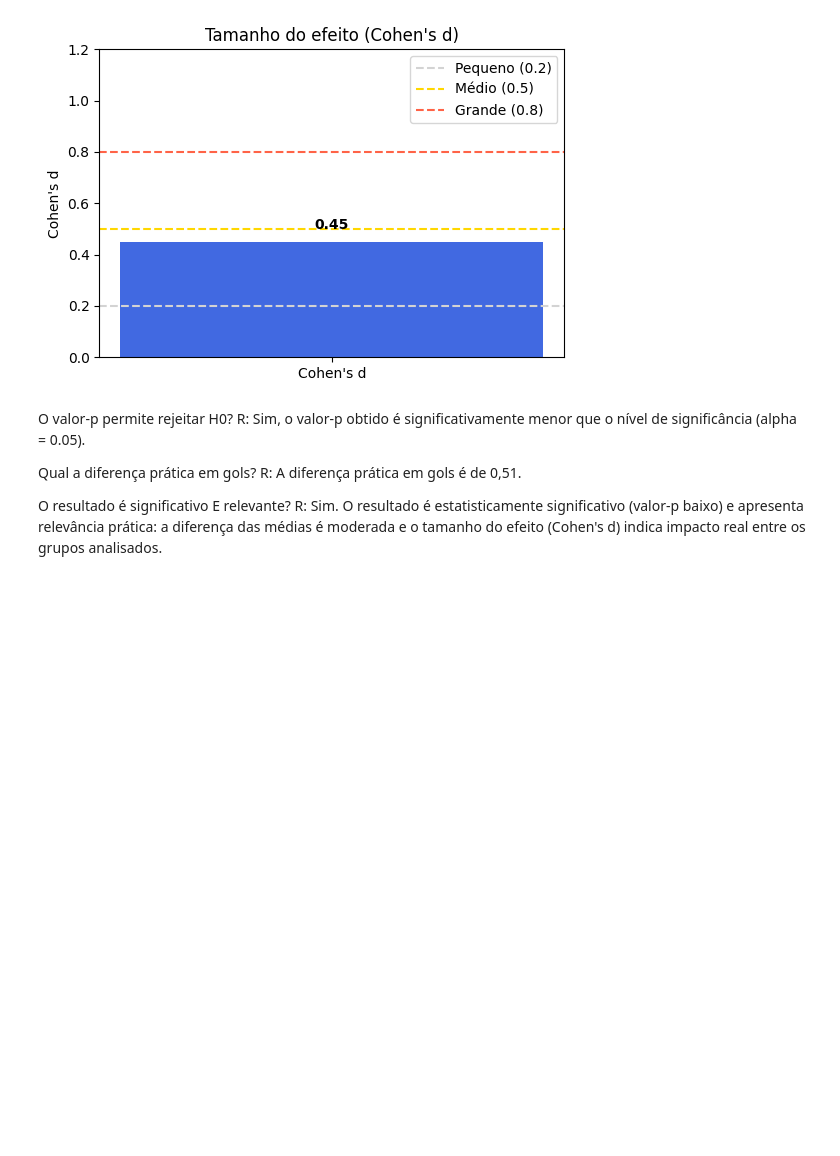
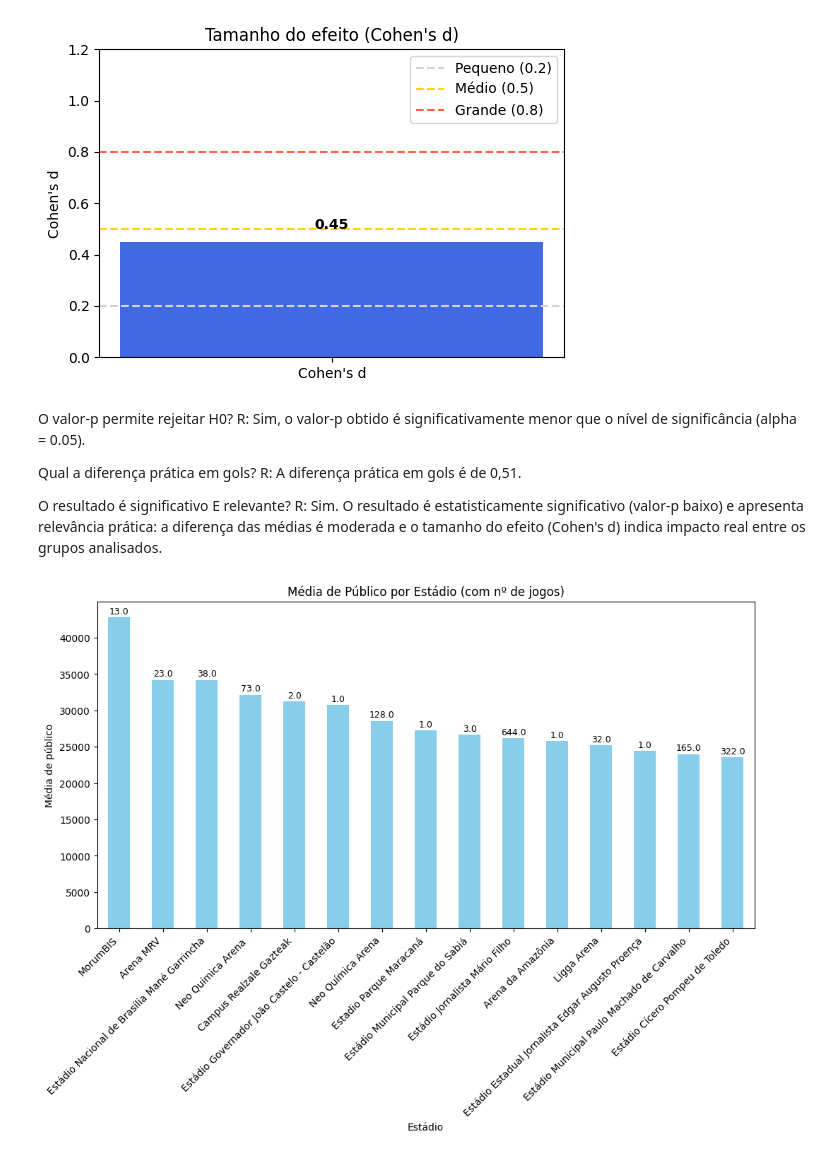
Before and after one commit to MateusLyoshka/EDA-e-Viz-do-campeonato-brasileiro, a Jupyter notebook: notebook.ipynb, the cells around one changed output. Saved outputs shown, nothing was run; the diff lists cells and outputs as text; code cells hidden in the pictures; blank space fills up the shorter version.

```diff
--- a/notebook.ipynb
+++ b/notebook.ipynb
@@ -295,0 +299,23 @@ R: Sim. O resultado é estatisticamente significativo (valor-p baixo) e apresent
+# %%
+# Agrupando dados
+publico_por_estadio = (
+    df.groupby("estadio")["publico"]
+      .agg(["count", "mean"])
+      .sort_values("mean", ascending=False)
+)
+
+# Plotando
+plt.figure(figsize=(12,6))
+ax = publico_por_estadio["mean"].head(15).plot(kind="bar", color="skyblue")
+
+# Adicionando os rótulos com o número de jogos
+for i, (estadio, row) in enumerate(publico_por_estadio.head(15).iterrows()):
+    ax.text(i, row["mean"] + 500, f'{row["count"]}', ha="center", fontsize=9)
+
+plt.title("Média de Público por Estádio (com nº de jogos)")
+plt.ylabel("Média de público")
+plt.xlabel("Estádio")
+plt.xticks(rotation=45, ha="right")
+plt.show()
+# %% [output]
+[figure, added]
```
Also changed, not shown: parts of 1 cell of this notebook.
